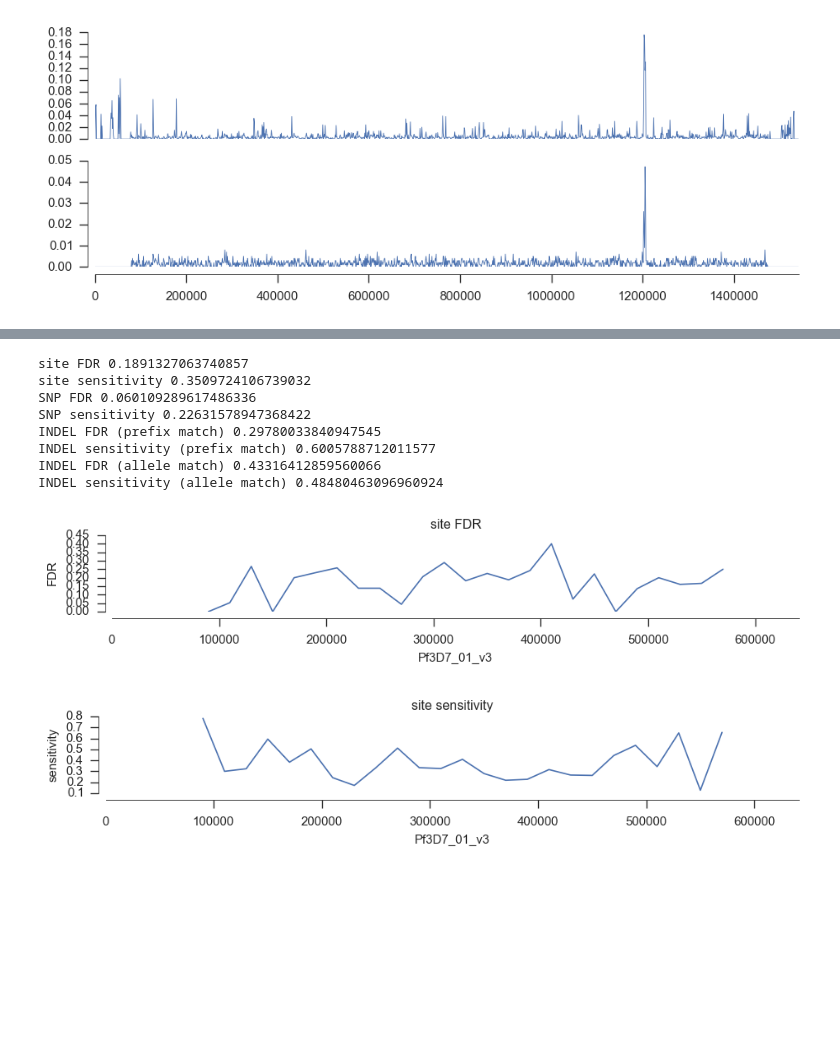
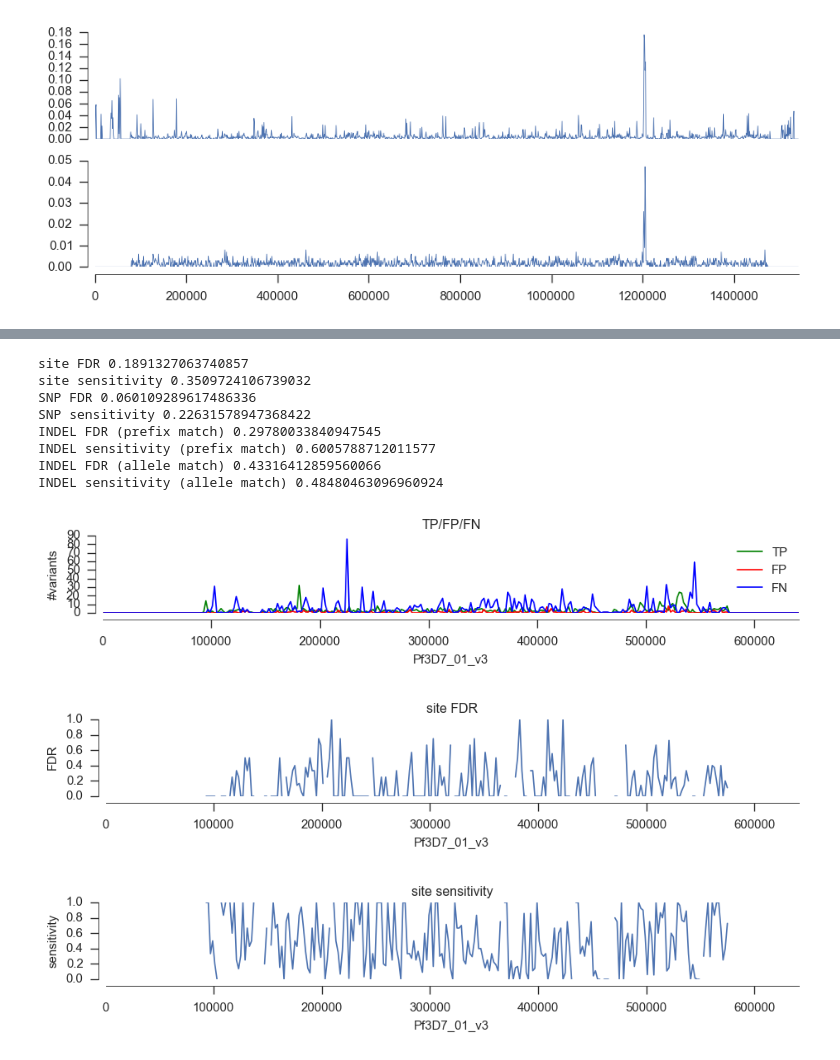
Before and after one commit to wtchg-kwiatkowski/pfx-paper-2015, a Jupyter notebook: supplementary/notebooks/xxx_genome_alignment_compare_bwamem_gatk.ipynb, the cells around one changed output, grey strips where cells are left out. Cells and saved outputs as stored; diff of their text form; code cells hidden in the pictures; blank space fills up the shorter version.

```diff
--- a/supplementary/notebooks/xxx_genome_alignment_compare_bwamem_gatk.ipynb
+++ b/supplementary/notebooks/xxx_genome_alignment_compare_bwamem_gatk.ipynb
@@ -285,11 +288,27 @@ def eval_performance(chrom, window=1000):
     pos = df.POS
     seq = np.asarray(genome[str(chrom, 'ascii')])
 
-    # plot site FDR
     pos_site_fp = pos[df.false_positive_site]
     pos_site_tp = pos[df.true_positive_site]
+    pos_site_fn = pos[df.false_negative_site]
     counts_fp, windows = allel.stats.windowed_count(pos_site_fp, size=window, start=1, stop=seq.size)
     counts_tp, _ = allel.stats.windowed_count(pos_site_tp, size=window, start=1, stop=seq.size)
+    counts_fn, _ = allel.stats.windowed_count(pos_site_fn, size=window, start=1, stop=seq.size)
+
+    # plot counts
+    fig, ax = plt.subplots(figsize=(9, 1))
+    sns.despine(ax=ax, offset=5)
+    x = windows.mean(axis=1)
+    ax.plot(x, counts_tp, lw=1, label='TP', color='g')
+    ax.plot(x, counts_fp, lw=1, label='FP', color='r')
+    ax.plot(x, counts_fn, lw=1, label='FN', color='b')
+    ax.set_xlim(1, seq.size)
+    ax.set_ylabel('#variants')
+    ax.set_title('TP/FP/FN')
+    ax.set_xlabel(str(chrom, 'ascii'))
+    ax.legend()
+
+    # plot site FDR
     windowed_fdr = counts_fp / (counts_fp + counts_tp)
     fig, ax = plt.subplots(figsize=(9, 1))
     sns.despine(ax=ax, offset=5)
@@ -302,8 +321,6 @@ def eval_performance(chrom, window=1000):
     ax.set_xlabel(str(chrom, 'ascii'))
 
     # plot site sensitivity
-    pos_site_fn = pos[df.false_negative_site]
-    counts_fn, _ = allel.stats.windowed_count(pos_site_fn, size=window, start=1, stop=seq.size)
     windowed_sensitivity = counts_tp / (counts_tp + counts_fn)
     fig, ax = plt.subplots(figsize=(9, 1))
     sns.despine(ax=ax, offset=5)
@@ -364,5 +381,5 @@ def eval_performance(chrom, window=1000):
     sensitivity_indel = n_indel_tp / (n_indel_tp + n_indel_fn)
     print('INDEL sensitivity (allele match)', sensitivity_indel)
 # %%
-eval_performance(b'Pf3D7_01_v3', window=20000)
+eval_performance(b'Pf3D7_01_v3', window=2000)
 # %% [output]
@@ -372,13 +389,14 @@ eval_performance(b'Pf3D7_01_v3', window=20000)
 site FDR 0.1891327063740857
 site sensitivity 0.3509724106739032
 SNP FDR 0.060109289617486336
 SNP sensitivity 0.22631578947368422
 INDEL FDR (prefix match) 0.29780033840947545
 INDEL sensitivity (prefix match) 0.6005788712011577
 INDEL FDR (allele match) 0.43316412859560066
 INDEL sensitivity (allele match) 0.48480463096960924
-[figure, old version]
+[figure, new version]
-[figure, old version]
+[figure, new version]
+[figure, added]
 # %%
 eval_performance(b'Pf3D7_14_v3', window=20000)
 # %% [output]
```
Also changed, not shown: parts of 6 cells of this notebook, 1 other file.
